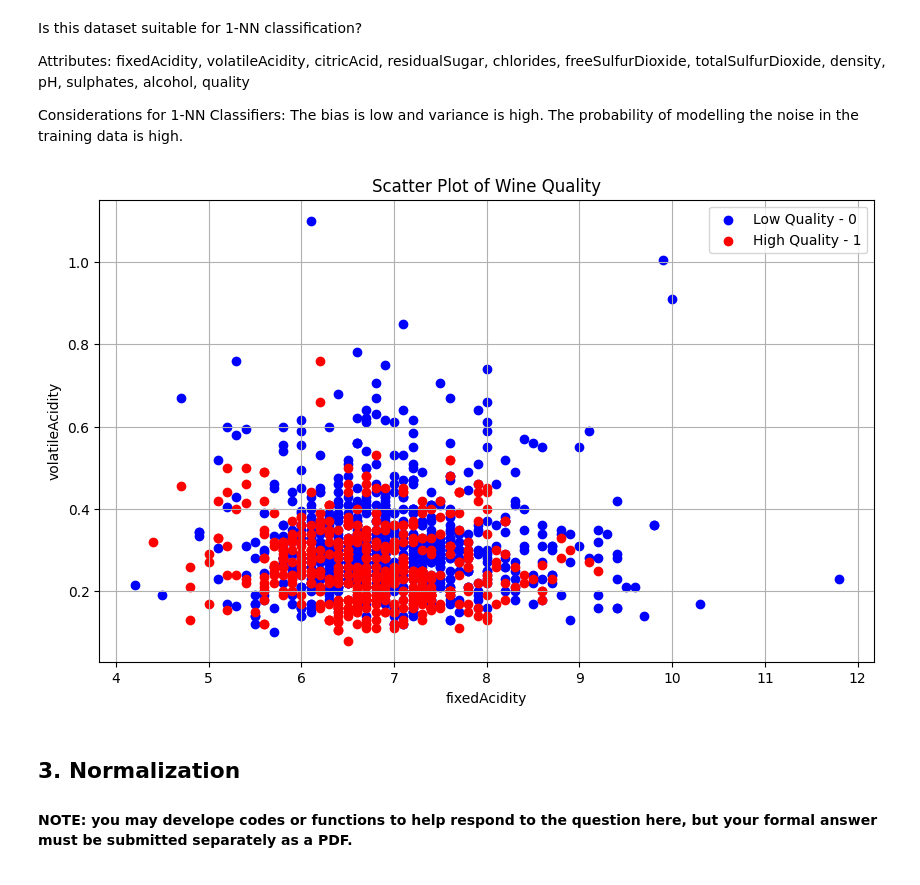
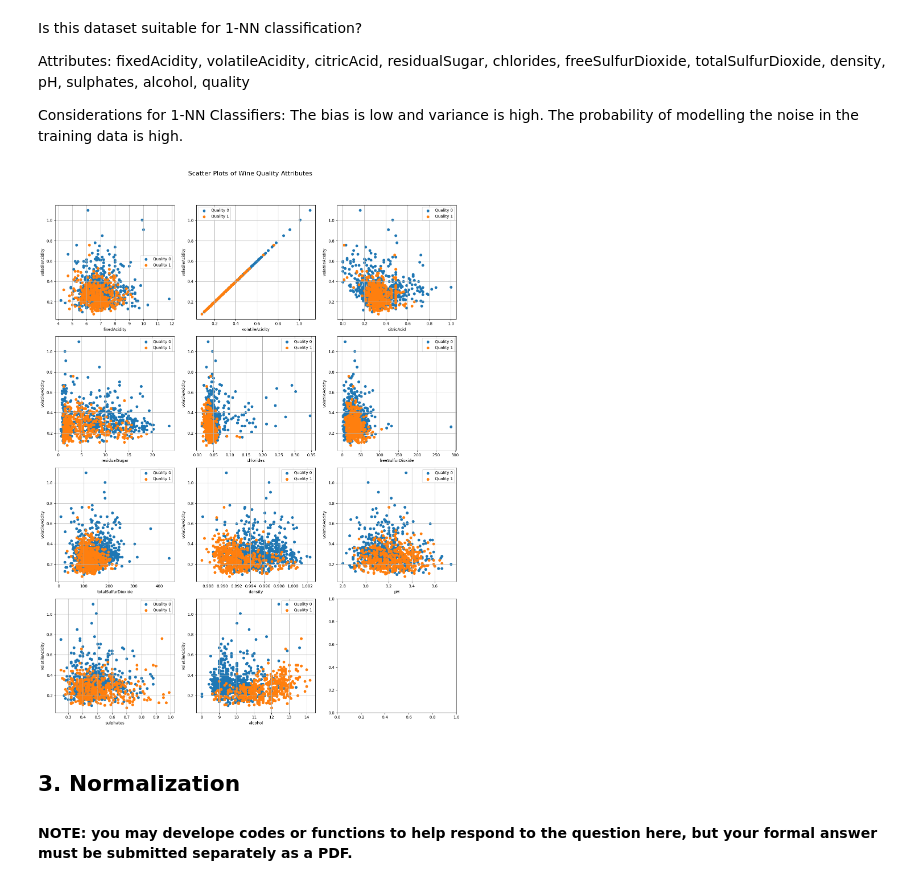
Before and after one commit to JZYNX/ML-assignment-1, a Jupyter notebook: COMP30027_2024_asst1_template.ipynb, the cells around one changed output. Saved outputs shown, nothing was run; the diff lists cells and outputs as text; code cells hidden in the pictures.

```diff
--- a/COMP30027_2024_asst1_template.ipynb
+++ b/COMP30027_2024_asst1_template.ipynb
@@ -203,38 +203,52 @@ Is this dataset suitable for 1-NN classification?
 Attributes: fixedAcidity, volatileAcidity, citricAcid, residualSugar, chlorides, freeSulfurDioxide, totalSulfurDioxide, density, pH, sulphates, alcohol, quality
 
 Considerations for 1-NN Classifiers: The bias is low and variance is high. The probability of modelling the noise in the training data is high.
-# %%
-# 2D scatter plot of the 2 attributes above
-attribute1 = 'fixedAcidity'
-attribute2 = 'volatileAcidity'
-attribute3 = 'citricAcid'
-attribute4 = 'residualSugar'
-attribute5 = 'chlorides'
-attribute6 = 'freeSulfurDioxide'
-attribute7 = 'totalSulfurDioxide'
-attribute8 = 'density'
-attribute9 = 'pH'
-attribute10 = 'sulphates'
-attribute11 = 'alcohol'
-
-# Plotting
-plt.figure(figsize=(10, 6))
-plt.scatter(train_df[train_df['quality'] == 0][attribute1], train_df[train_df['quality'] == 0][attribute2], c='blue', label='Low Quality - 0')
-plt.scatter(train_df[train_df['quality'] == 1][attribute1], train_df[train_df['quality'] == 1][attribute2], c='red', label='High Quality - 1')
-
-# Add labels and title
-plt.xlabel(attribute1)
-plt.ylabel(attribute2)
-plt.title('Scatter Plot of Wine Quality')
-
-# Add legend
-plt.legend()
-
-# Show plot
-plt.grid(True)
-plt.show()
-# %% [output]
-[figure, removed]
+# %%
+# Define attributes
+attributes = ['fixedAcidity', 'volatileAcidity', 'citricAcid', 'residualSugar', 'chlorides','freeSulfurDioxide', 'totalSulfurDioxide', 'density', 'pH', 'sulphates', 'alcohol']
+
+# Define quality levels
+quality_levels = train_df['quality'].unique()
+
+# Set up subplots
+num_plots = len(attributes)
+num_cols = 3
+num_rows = (num_plots + num_cols - 1) // num_cols
+
+# Choose the second attribute for the scatter plots
+attribute2 = 'volatileAcidity'
+
+# Create subplots
+fig, axes = plt.subplots(num_rows, num_cols, figsize=(15, 20))
+fig.suptitle('Scatter Plots of Wine Quality Attributes', fontsize=16)
+
+# Flatten axes if necessary
+if num_plots > 1:
+    axes = axes.flatten()
+
+# Plot for each attribute
+for i, attribute in enumerate(attributes):
+    row = i // num_cols
+    col = i % num_cols
+    ax = axes[i]
+
+    # Plot each quality level separately
+    for quality_level in quality_levels:
+        ax.scatter(train_df[train_df['quality'] == quality_level][attribute],
+                train_df[train_df['quality'] == quality_level][attribute2],
+                label=f'Quality {quality_level}')
+
+    ax.set_xlabel(attribute)
+    ax.set_ylabel(attribute2)
+    ax.legend()
+    ax.grid(True)
+
+# Adjust layout
+plt.tight_layout()
+plt.subplots_adjust(top=0.92)
+plt.show()
+# %% [output]
+[figure, added]
 # %% [markdown]
 ## 3. Normalization
 
```
